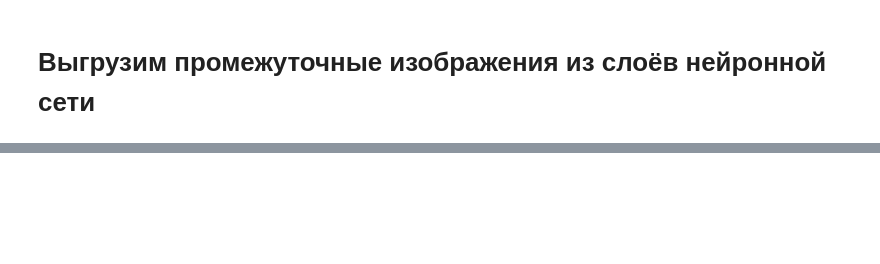
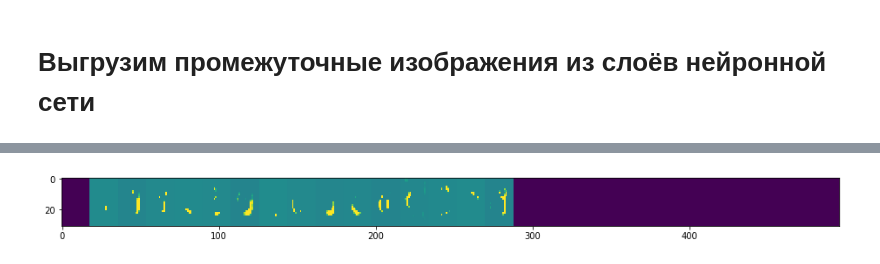
Before and after one commit to Iorgen/skin_cancer_recognition, a Jupyter notebook: Skin cancer recognition test model.ipynb, the cells around one changed output, grey strips where cells are left out. Cells and saved outputs as stored; diff of their text form; code cells hidden in the pictures; blank space fills up the shorter version.

```diff
--- a/Skin cancer recognition test model.ipynb
+++ b/Skin cancer recognition test model.ipynb
@@ -232,0 +260,3 @@ plt.imshow(display_grid, aspect='auto', cmap='viridis')
+# %%
+Second_layer = models.Model(inputs=model.input, outputs=model.layers[7].output)
+Second_layer.summary()
@@ -232,0 +281,5 @@ plt.imshow(display_grid, aspect='auto', cmap='viridis')
+# %%
+Second_layer_activation = Second_layer.predict(X_test)
+layers_pictures(Second_layer_activation)
+# %% [output]
+[figure, added]
```
Also changed, not shown: parts of 24 cells of this notebook.
